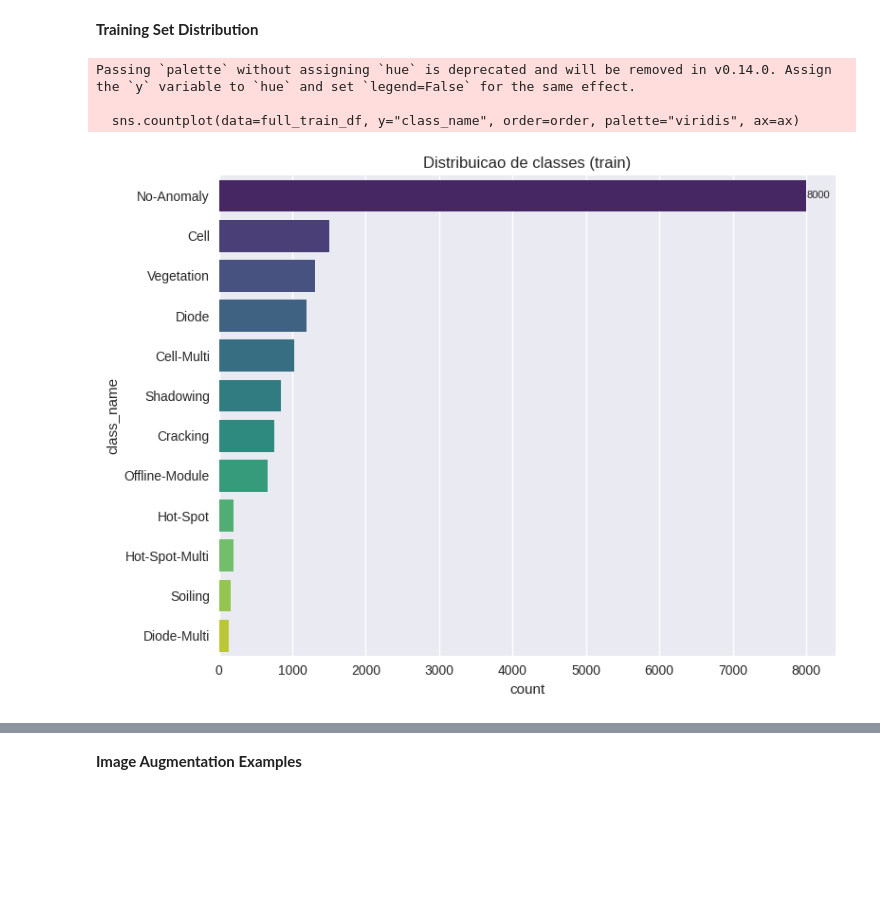
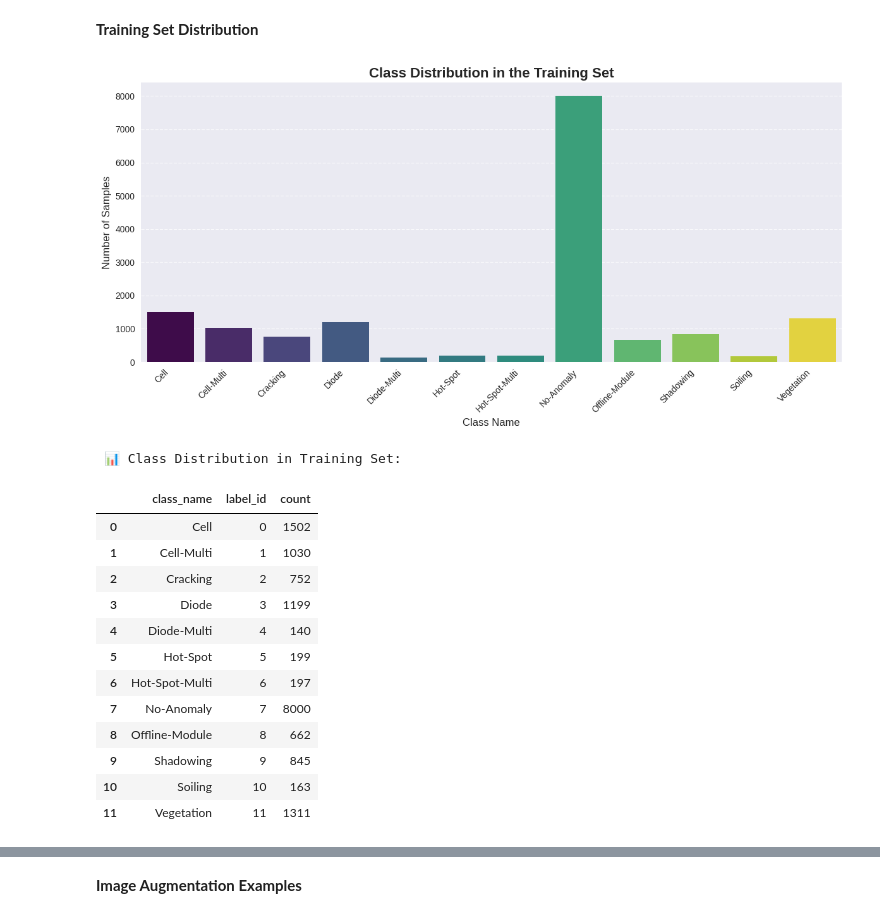
Before and after one commit to FM11pp3/VC_0312, a Jupyter notebook: [Final Version] [M.EGI026] Assignment 2.ipynb, the cells around one changed output, grey strips where cells are left out. Saved outputs shown, nothing was run; the diff lists cells and outputs as text; code cells hidden in the pictures; blank space fills up the shorter version.

```diff
--- a/[Final Version] [M.EGI026] Assignment 2.ipynb
+++ b/[Final Version] [M.EGI026] Assignment 2.ipynb
@@ -454,23 +471,50 @@ Nº NaN train: 0
 Nº NaN test: 0
 # %% [markdown]
 **Training Set Distribution**
-# %%
-"""
-This script visualizes the class distribution in the training dataset using a horizontal bar plot.
-It helps to understand the balance of classes after the train-test split.
-Distribution of classes (original dataset is imbalanced)
-"""
-
-# --- Visualize class distribution in training set ---
-order = full_train_df["class_name"].value_counts().index # Order classes by frequency
-fig, ax = plt.subplots(figsize=(8, 6)) # Create figure and axis
-sns.countplot(data=full_train_df, y="class_name", order=order, palette="viridis", ax=ax) # Horizontal bar plot
-ax.set_title("Class Distribution (train)") # Set title
-ax.bar_label(ax.containers[0], fontsize=8) # Add bar labels
-plt.tight_layout() # Adjust layout
-plt.show() # Display the plot
-# %% [output]
-Passing `palette` without assigning `hue` is deprecated and will be removed in v0.14.0. Assign the `y` variable to `hue` and set `legend=False` for the same effect.
-
-  sns.countplot(data=full_train_df, y="class_name", order=order, palette="viridis", ax=ax)
-[figure, removed]
+# %%
+"""
+This script visualizes the class distribution in the training dataset using a bar plot.
+It helps to understand the balance of classes after the train-test split.
+Distribution of classes (original dataset is imbalanced)
+"""
+
+class_counts = full_train_df["label"].value_counts().sort_index() # Count samples per class
+
+# Get class names for x-axis labels
+class_names_for_plot = [idx_to_classes[i] for i in class_counts.index]
+
+# Plotting the class distribution
+plt.figure(figsize=(12, 6)) # Set figure size
+sns.barplot(x=class_counts.index, y=class_counts.values, hue=class_counts.index, palette='viridis', legend=False) # Bar plot, addressing FutureWarning
+plt.title('Class Distribution in the Training Set', fontsize=16, fontweight='bold') # Plot title with improved styling
+plt.xlabel('Class Name', fontsize=12) # X-axis label
+plt.ylabel('Number of Samples', fontsize=12) # Y-axis label
+plt.xticks(ticks=class_counts.index, labels=class_names_for_plot, rotation=45, ha='right', fontsize=10) # Rotate labels for better readability and set custom labels
+plt.yticks(fontsize=10)
+plt.grid(axis='y', linestyle='--', alpha=0.7) # Add grid lines for better visualization
+plt.tight_layout() # Adjust layout
+plt.show() # Display the plot
+
+# Modify class_counts for printing with class names
+class_distribution_df = class_counts.reset_index()
+class_distribution_df.columns = ['label_id', 'count']
+class_distribution_df['class_name'] = class_distribution_df['label_id'].map(idx_to_classes)
+
+print("\n 📊 Class Distribution in Training Set:")
+display(class_distribution_df[['class_name', 'label_id', 'count']])
+# %% [output]
+[figure, added]
+ 📊 Class Distribution in Training Set:
+|  | class_name | label_id | count |
+| 0 | Cell | 0 | 1502 |
+| 1 | Cell-Multi | 1 | 1030 |
+| 2 | Cracking | 2 | 752 |
+| 3 | Diode | 3 | 1199 |
+| 4 | Diode-Multi | 4 | 140 |
+| 5 | Hot-Spot | 5 | 199 |
+| 6 | Hot-Spot-Multi | 6 | 197 |
+| 7 | No-Anomaly | 7 | 8000 |
+| 8 | Offline-Module | 8 | 662 |
+| 9 | Shadowing | 9 | 845 |
+| 10 | Soiling | 10 | 163 |
+| 11 | Vegetation | 11 | 1311 |
```
Also changed, not shown: parts of 16 cells of this notebook.
